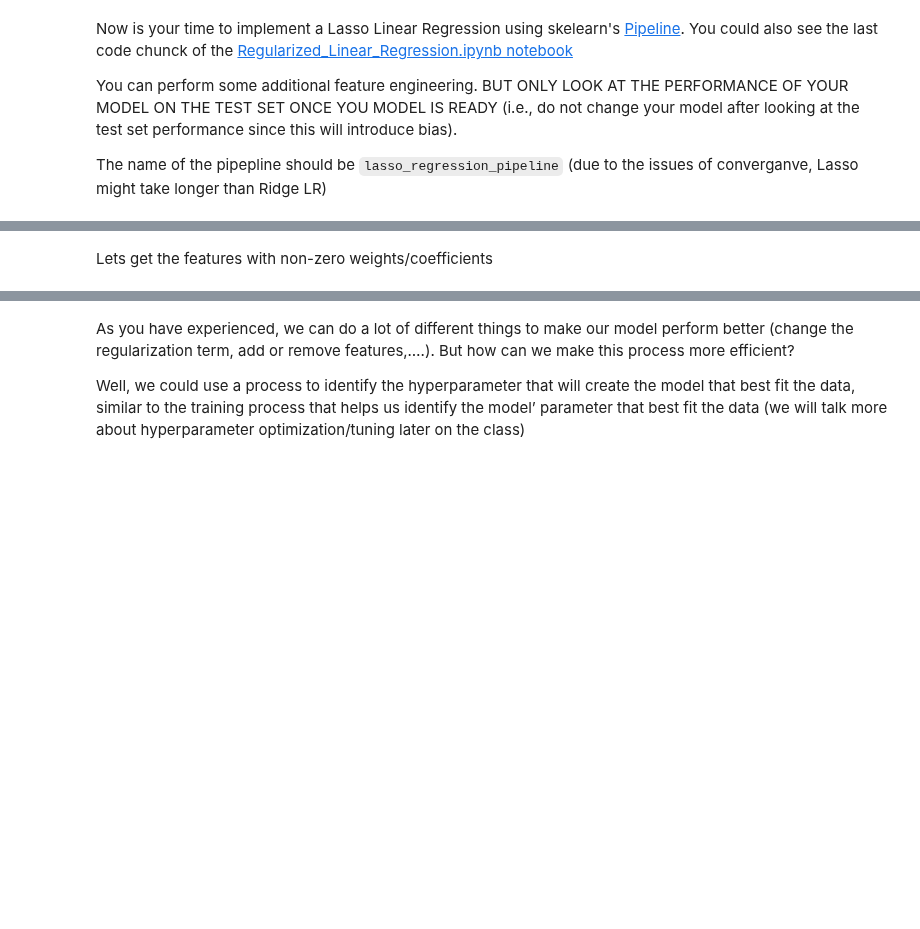
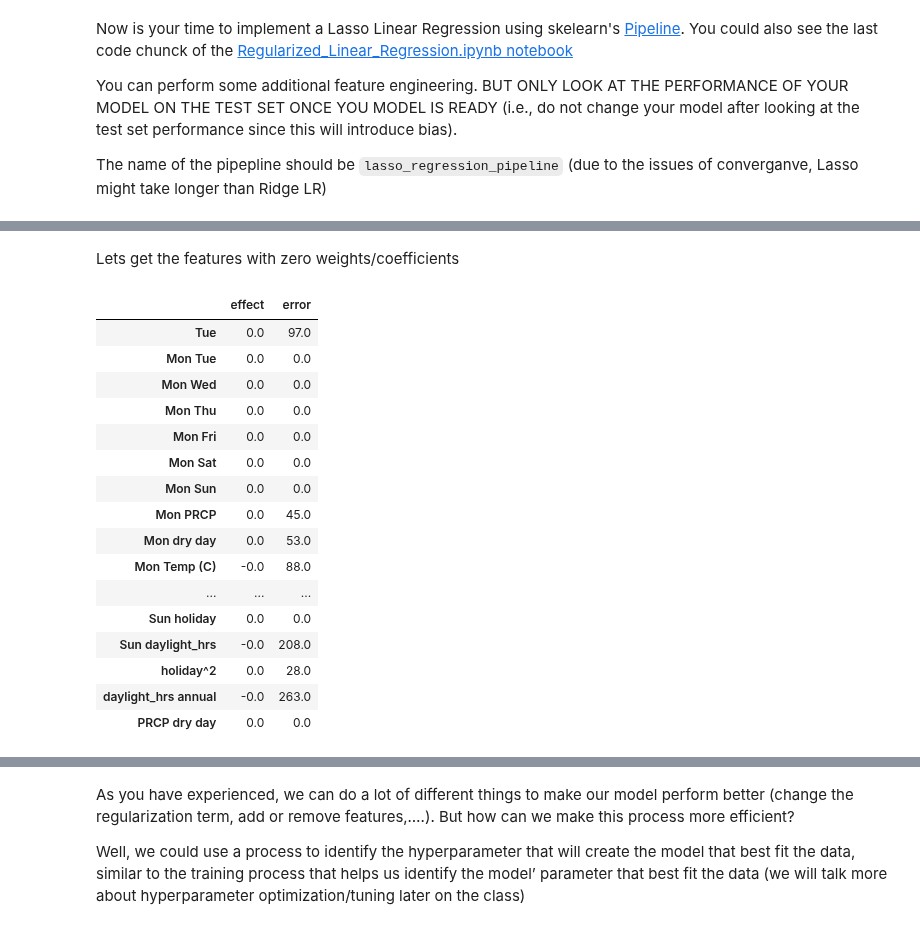
Before and after one commit to lopezbec/intro_python_notebooks, a Jupyter notebook: Multiple_Regularize_LR_implementation.ipynb, the cells around one changed output, grey strips where cells are left out. Saved outputs shown, nothing was run; the diff lists cells and outputs as text; code cells hidden in the pictures; blank space fills up the shorter version.

```diff
--- a/Multiple_Regularize_LR_implementation.ipynb
+++ b/Multiple_Regularize_LR_implementation.ipynb
@@ -773,11 +955,6 @@ The name of the pipepline should be `lasso_regression_pipeline`
 (due to the issues of converganve, Lasso might take longer than Ridge LR)
 # %%
 ### START CODE HERE ### (≈ 9 lines of code)
-
-
-
-
-
 
 
 
@@ -792,6 +969,6 @@ err = np.std([lasso_regression_pipeline.fit(*resample(X, y)).named_steps.Lasso_l
               for i in range(1000)], 0)
 
 params = pd.Series(lasso_regression_pipeline.named_steps.Lasso_lin_reg.coef_,
-                   index=lasso_regression_pipeline.named_steps.poly_features.get_feature_names(X.columns))
+                   index=lasso_regression_pipeline.named_steps.poly_features.get_feature_names_out(X.columns)) #Change get_feature_names to get_feature_names_out
 table=pd.DataFrame({'effect': params.round(0),'error': err.round(0)})
 table
@@ -798,7 +989,25 @@ table
 # %% [markdown]
-Lets get the features with non-zero weights/coefficients
+Lets get the features with zero weights/coefficients
 # %%
-table[ table['effect']!=0 ]
+table[ table['effect']==0 ]
+# %% [output]
+|  | effect | error |
+| Tue | 0.0 | 97.0 |
+| Mon Tue | 0.0 | 0.0 |
+| Mon Wed | 0.0 | 0.0 |
+| Mon Thu | 0.0 | 0.0 |
+| Mon Fri | 0.0 | 0.0 |
+| Mon Sat | 0.0 | 0.0 |
+| Mon Sun | 0.0 | 0.0 |
+| Mon PRCP | 0.0 | 45.0 |
+| Mon dry day | 0.0 | 53.0 |
+| Mon Temp (C) | -0.0 | 88.0 |
+| ... | ... | ... |
+| Sun holiday | 0.0 | 0.0 |
+| Sun daylight_hrs | -0.0 | 208.0 |
+| holiday^2 | 0.0 | 28.0 |
+| daylight_hrs annual | -0.0 | 263.0 |
+| PRCP dry day | 0.0 | 0.0 |
 # %%
 RMSE_training_Lasso=np.sqrt(mean_squared_error(y, lasso_regression_pipeline.predict(X)))
 print("RMSE from Training=" + str(round(RMSE_training_Lasso,4)))
```
Also changed, not shown: parts of 33 cells of this notebook.
